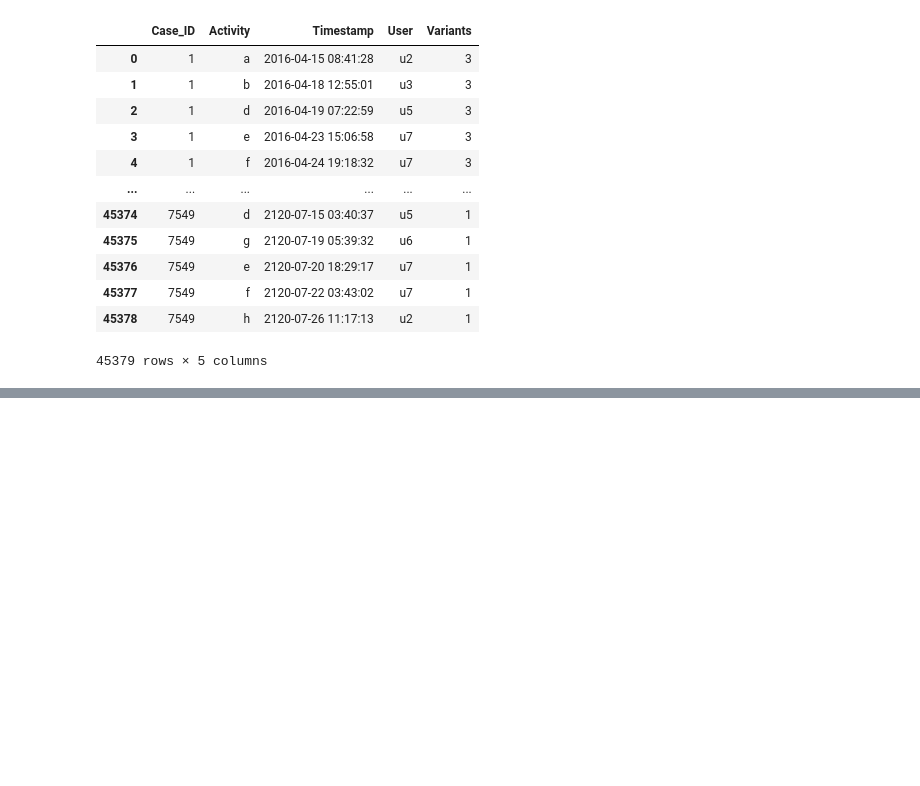
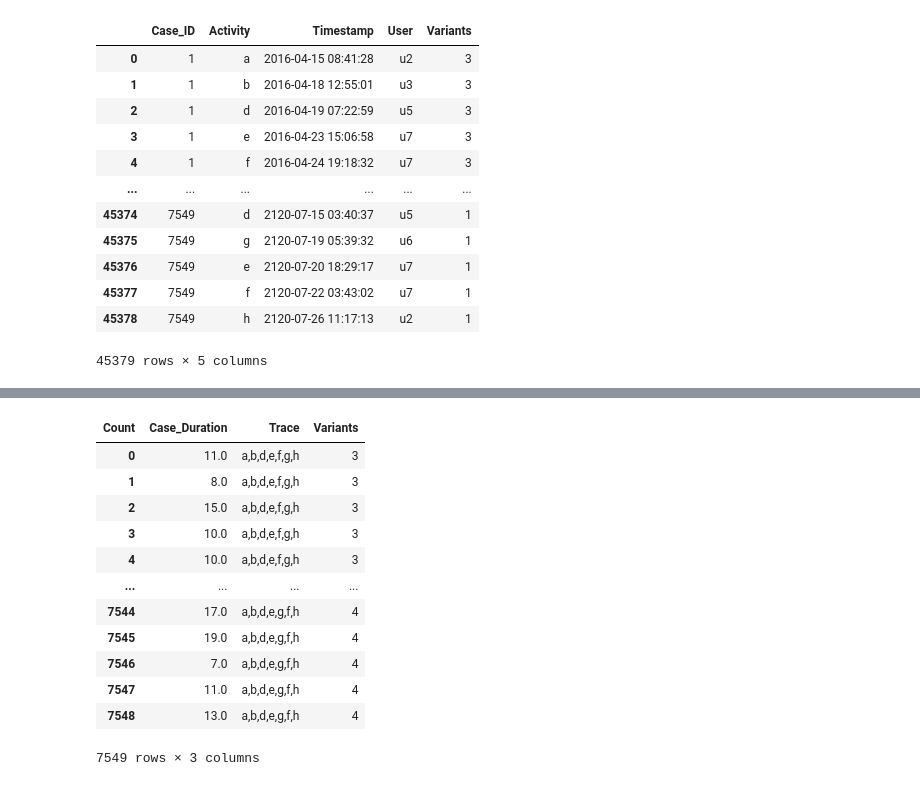
Before and after one commit to nkwachiabel/Process-Mining-A-Primer, a Jupyter notebook: Process Mining 3.ipynb, the cells around one changed output, grey strips where cells are left out. Cells and saved outputs as stored; diff of their text form; code cells hidden in the pictures; blank space fills up the shorter version.

```diff
--- a/Process Mining 3.ipynb
+++ b/Process Mining 3.ipynb
@@ -532,0 +401,11 @@ See the caveats in the documentation: https://pandas.pydata.org/pandas-docs/stab
+# %%
+#Case duration
+case_dur = df_node.copy()
+case_dur['Timestamp'] = pd.to_datetime(case_dur['Timestamp'])
+case_dur['Count'] = case_dur.groupby('Case_ID').cumcount()+1
+case_dur = case_dur.pivot(index='Case_ID', columns='Count', values='Timestamp')
+case_dur['Max_Time'] = case_dur.apply(max, axis=1)
+case_dur_columns = case_dur.columns
+case_dur['Case_Duration'] = case_dur['Max_Time'] - case_dur[1]
+case_dur = case_dur.drop(case_dur_columns, axis=1)
+case_dur
@@ -532,0 +573,22 @@ See the caveats in the documentation: https://pandas.pydata.org/pandas-docs/stab
+# %%
+var_dur = variants.copy()
+var_dur_sum = case_dur.copy()
+var_dur_sum = var_dur_sum.merge(var_dur, on='Case_ID').drop(variants_col, axis=1)
+var_dur_sum['Case_Duration'] = var_dur_sum['Case_Duration'].apply(lambda x: round(x.total_seconds(),0))
+var_dur_sum['Case_Duration'] = round(var_dur_sum['Case_Duration']/86400,0)
+var_dur_sum = var_dur_sum.merge(variants_num, on='Trace').drop(['No of occurance'], axis=1)
+var_dur_sum
+# %% [output]
+| Count | Case_Duration | Trace | Variants |
+| 0 | 11.0 | a,b,d,e,f,g,h | 3 |
+| 1 | 8.0 | a,b,d,e,f,g,h | 3 |
+| 2 | 15.0 | a,b,d,e,f,g,h | 3 |
+| 3 | 10.0 | a,b,d,e,f,g,h | 3 |
+| 4 | 10.0 | a,b,d,e,f,g,h | 3 |
+| ... | ... | ... | ... |
+| 7544 | 17.0 | a,b,d,e,g,f,h | 4 |
+| 7545 | 19.0 | a,b,d,e,g,f,h | 4 |
+| 7546 | 7.0 | a,b,d,e,g,f,h | 4 |
+| 7547 | 11.0 | a,b,d,e,g,f,h | 4 |
+| 7548 | 13.0 | a,b,d,e,g,f,h | 4 |
+7549 rows × 3 columns
```
Also changed, not shown: parts of 32 cells of this notebook.
